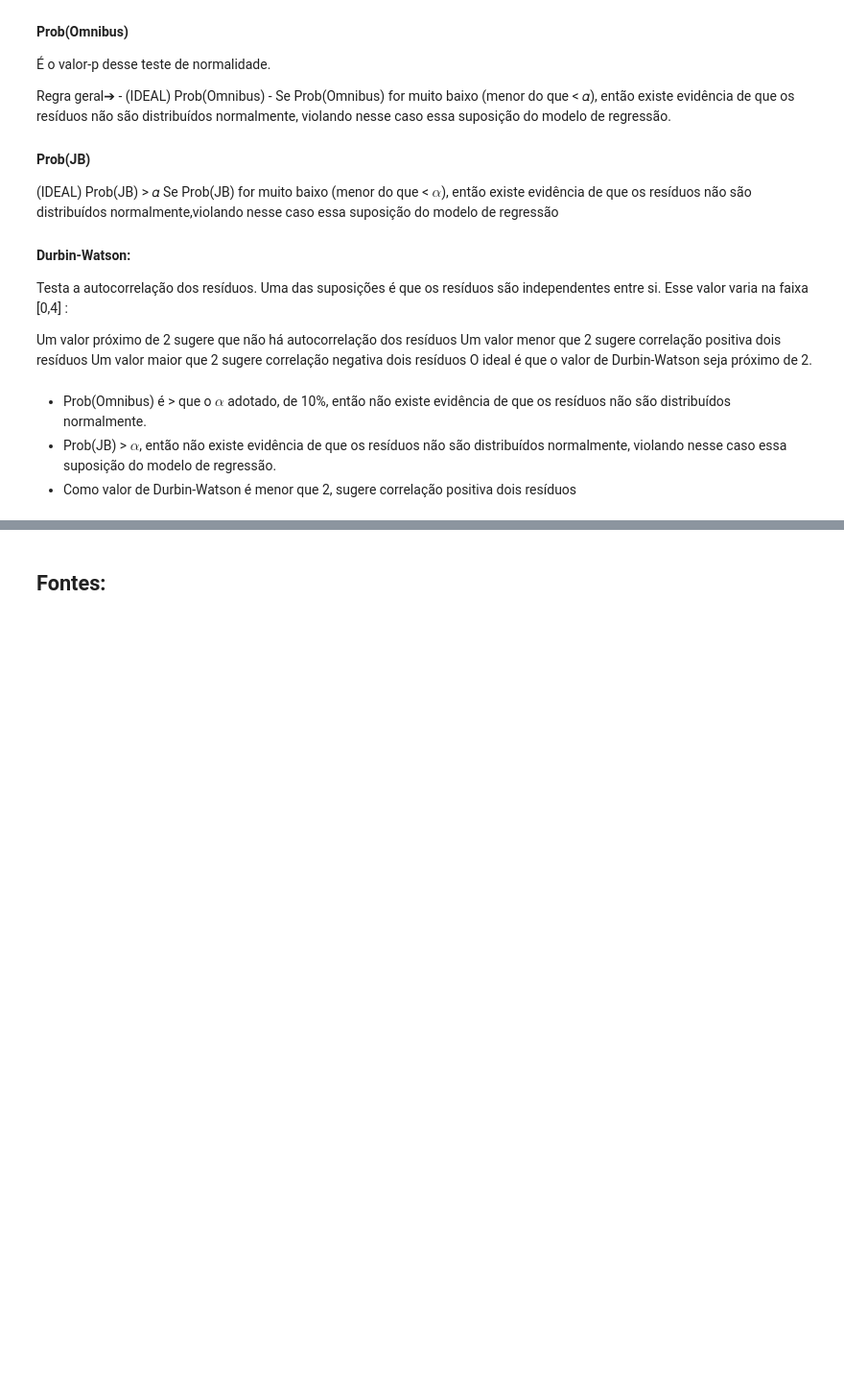
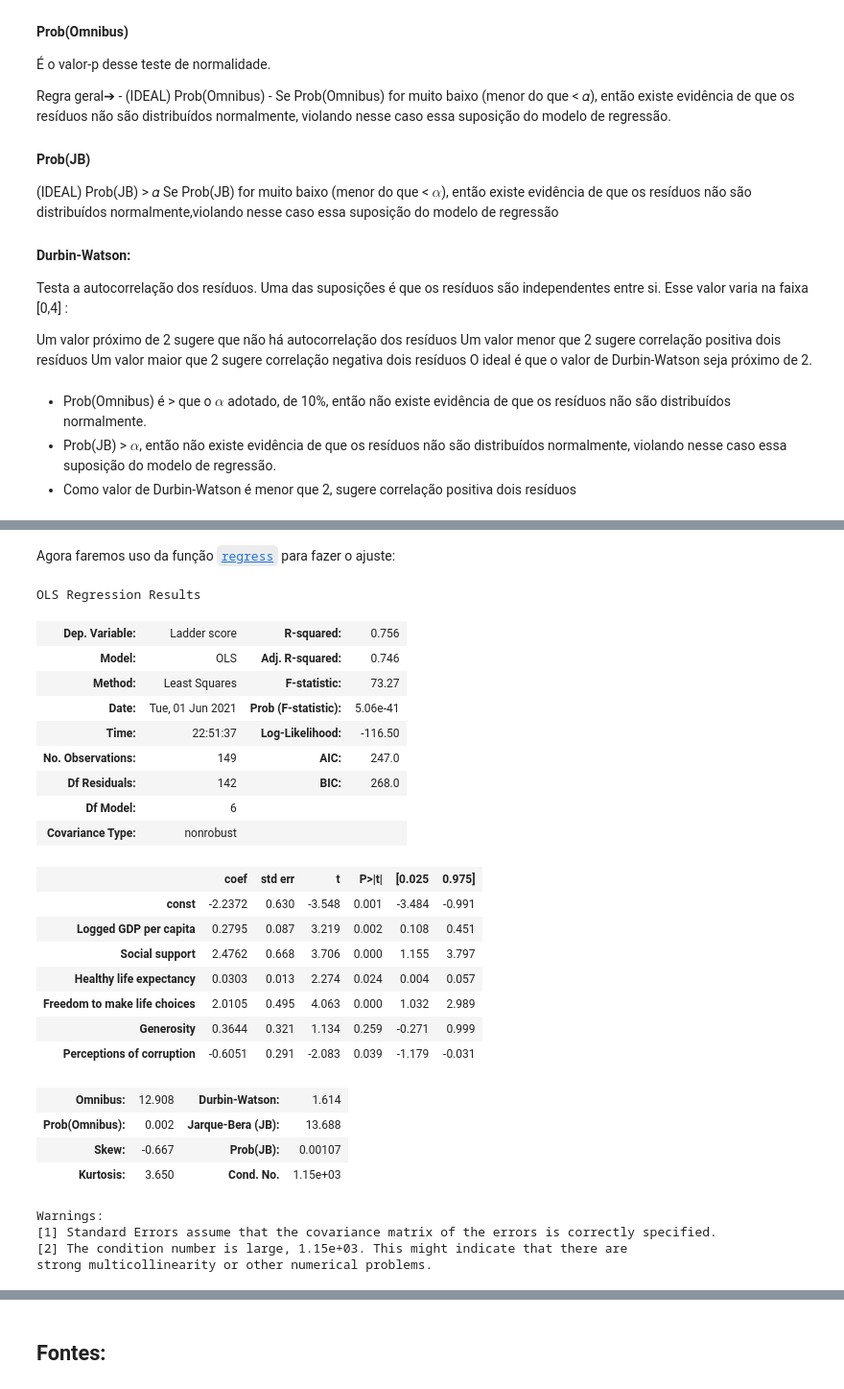
Before and after one commit to niveaabreu/Projeto-2-Ciencia-dos-Dados, a Jupyter notebook: Projeto 2 - Ciência dos Dados.ipynb, the cells around one changed output, grey strips where cells are left out. Shown at 96% size. Drawn from its saved outputs; the diff is of its cells as text; code cells hidden in the pictures; blank space fills up the shorter version.

Commit message:
Regressão Linear Múltipla

```diff
--- a/Projeto 2 - Ciência dos Dados.ipynb
+++ b/Projeto 2 - Ciência dos Dados.ipynb
@@ -287,0 +313,49 @@ O ideal é que o valor de Durbin-Watson seja próximo de 2.
+# %%
+felicidade_2021 = pd.read_csv("world-happiness-report-2021.csv")
+X = felicidade_2021[['Logged GDP per capita','Social support','Healthy life expectancy','Freedom to make life choices','Generosity','Perceptions of corruption']]
+Y = felicidade_2021['Ladder score']
+# %% [markdown]
+Agora faremos uso da função [`regress`](#regress) para fazer o ajuste:
+# %%
+### Função utilitária para fazer a regressão com constante adicionada
+
+def regress(Y,X):
+    '''
+    Y: coluna do DataFrame utilizada como variável resposta (TARGET)
+    X: coluna(s) do DataFrame utilizadas como variável(is) explicativas (FEATURES)
+    '''
+    X_cp = sm.add_constant(X)
+    model = sm.OLS(Y,X_cp)
+    results = model.fit()
+
+    return results
+# %%
+results = regress(Y,X)
+results.summary()
+# %% [output]
+OLS Regression Results
+| Dep. Variable: | Ladder score | R-squared: | 0.756 |
+| Model: | OLS | Adj. R-squared: | 0.746 |
+| Method: | Least Squares | F-statistic: | 73.27 |
+| Date: | Tue, 01 Jun 2021 | Prob (F-statistic): | 5.06e-41 |
+| Time: | 22:51:37 | Log-Likelihood: | -116.50 |
+| No. Observations: | 149 | AIC: | 247.0 |
+| Df Residuals: | 142 | BIC: | 268.0 |
+| Df Model: | 6 |  |  |
+| Covariance Type: | nonrobust |  |  |
+|  | coef | std err | t | P>|t| | [0.025 | 0.975] |
+| const | -2.2372 | 0.630 | -3.548 | 0.001 | -3.484 | -0.991 |
+| Logged GDP per capita | 0.2795 | 0.087 | 3.219 | 0.002 | 0.108 | 0.451 |
+| Social support | 2.4762 | 0.668 | 3.706 | 0.000 | 1.155 | 3.797 |
+| Healthy life expectancy | 0.0303 | 0.013 | 2.274 | 0.024 | 0.004 | 0.057 |
+| Freedom to make life choices | 2.0105 | 0.495 | 4.063 | 0.000 | 1.032 | 2.989 |
+| Generosity | 0.3644 | 0.321 | 1.134 | 0.259 | -0.271 | 0.999 |
+| Perceptions of corruption | -0.6051 | 0.291 | -2.083 | 0.039 | -1.179 | -0.031 |
+| Omnibus: | 12.908 | Durbin-Watson: | 1.614 |
+| Prob(Omnibus): | 0.002 | Jarque-Bera (JB): | 13.688 |
+| Skew: | -0.667 | Prob(JB): | 0.00107 |
+| Kurtosis: | 3.650 | Cond. No. | 1.15e+03 |
+Warnings:
+[1] Standard Errors assume that the covariance matrix of the errors is correctly specified.
+[2] The condition number is large, 1.15e+03. This might indicate that there are
+strong multicollinearity or other numerical problems.
```
Also changed, not shown: parts of 30 cells of this notebook.
